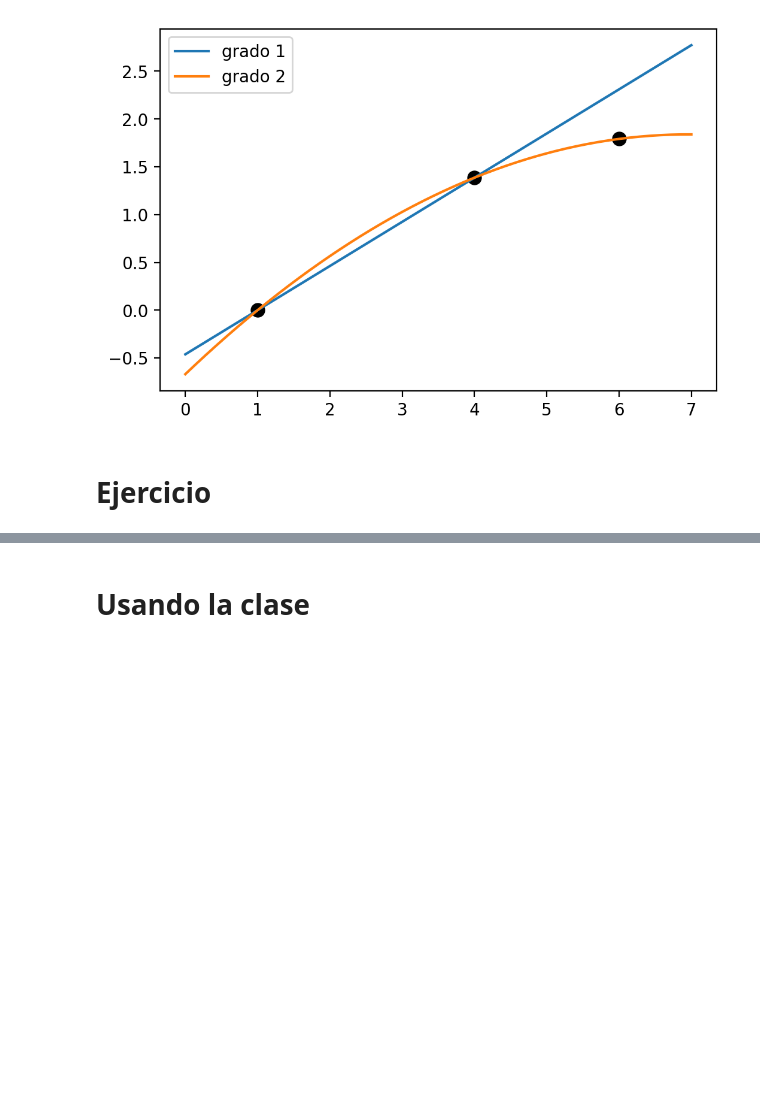
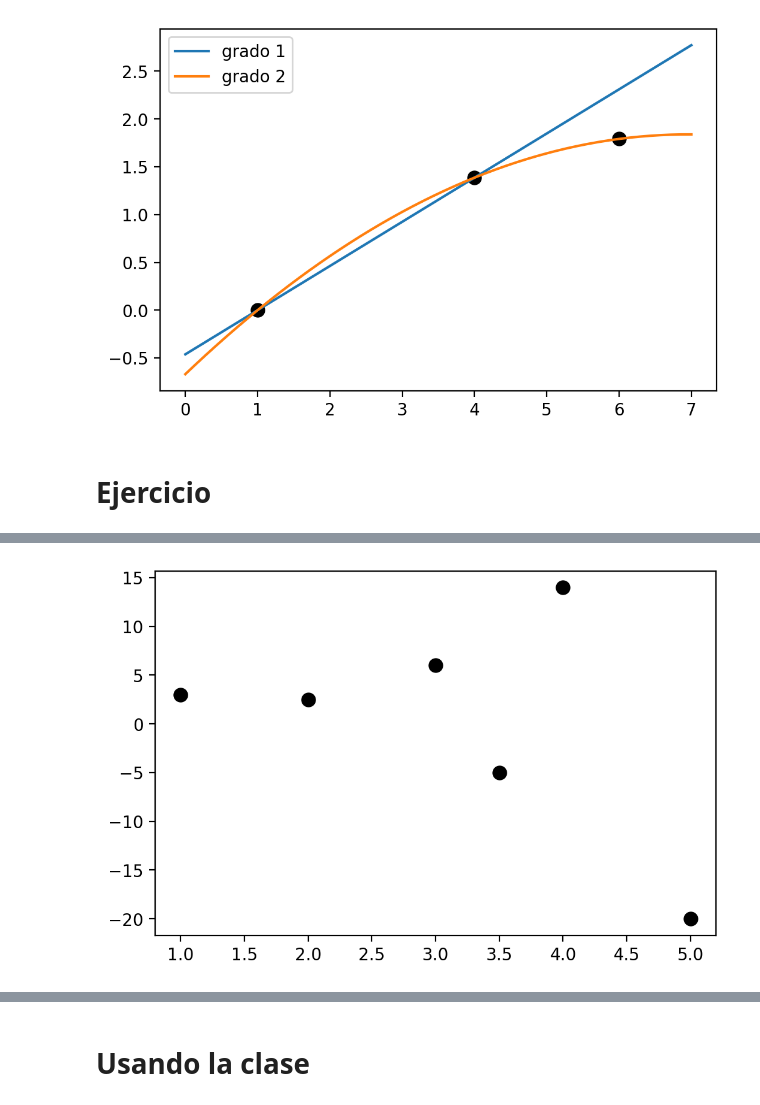
Before and after one commit to gmauricio-toledo/UNISON-teaching, a Jupyter notebook: interpolacion.ipynb, the cells around one changed output, grey strips where cells are left out. Cells and saved outputs as stored; diff of their text form; code cells hidden in the pictures; blank space fills up the shorter version.

```diff
--- a/interpolacion.ipynb
+++ b/interpolacion.ipynb
@@ -44,0 +45,8 @@ plt.show()
+# %%
+A = np.array([[1,3],[2,2.5],[3,6],[3.5,-5],[4,14],[5,-20]])
+
+plt.figure(dpi=200)
+plt.scatter(A[:,0],A[:,1],color='black',s=60)
+plt.show()
+# %% [output]
+[figure, added]
```
Also changed, not shown: parts of 7 cells of this notebook, 1 other file.
